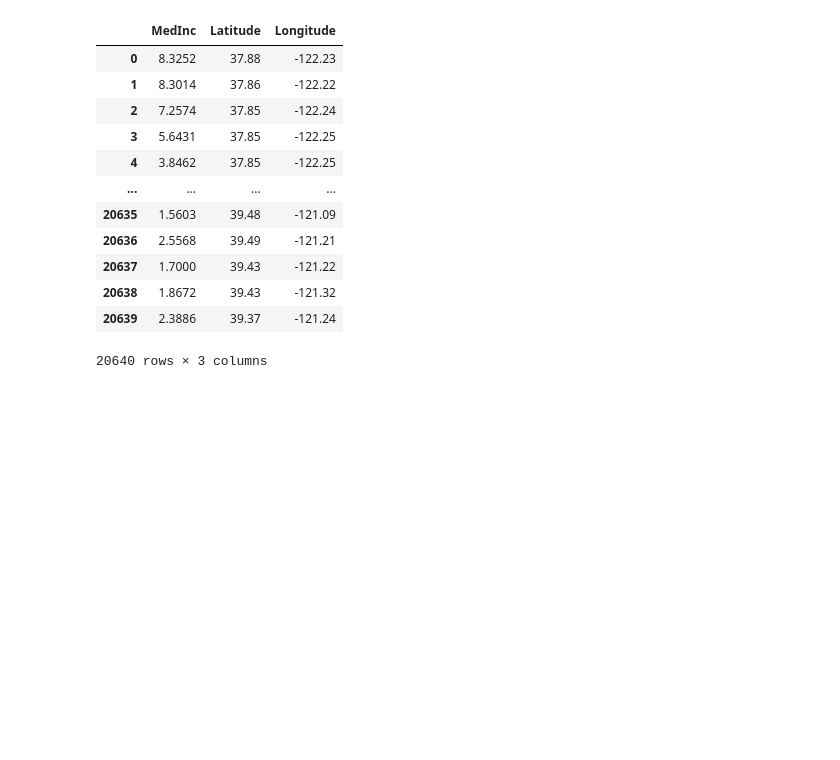
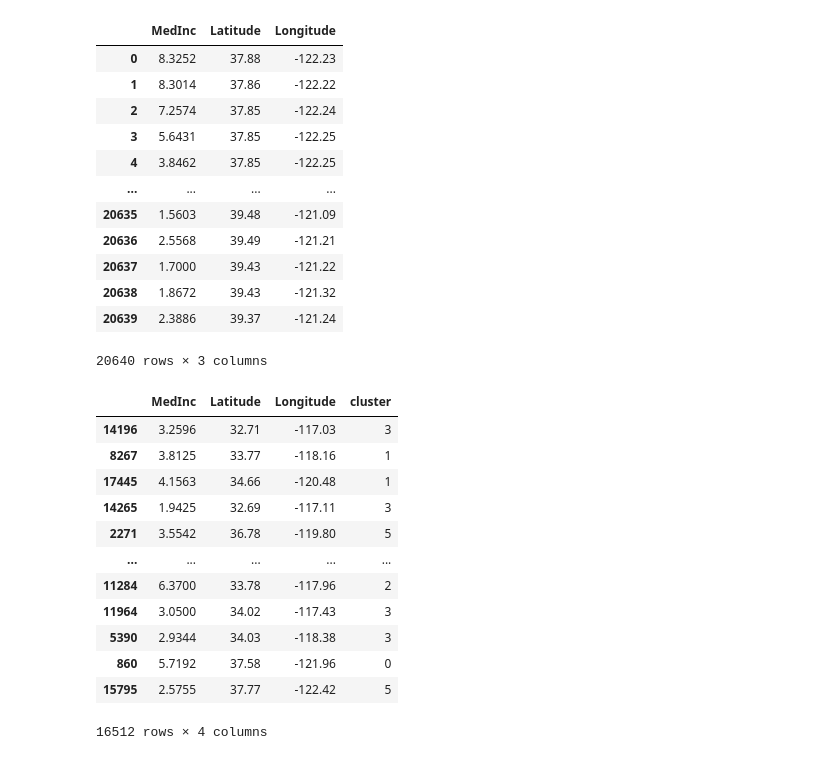
Before and after one commit to 4GeeksAcademy/k_means, a Jupyter notebook: src/explore.ipynb, the cells around one changed output. Saved outputs shown, nothing was run; the diff lists cells and outputs as text; code cells hidden in the pictures; blank space fills up the shorter version.

```diff
--- a/src/explore.ipynb
+++ b/src/explore.ipynb
@@ -39,0 +44,26 @@ from sklearn.model_selection import train_test_split
+# %%
+#implementar el modelo
+
+from sklearn.cluster import KMeans
+
+model = KMeans(n_clusters=6, random_state=42)
+
+#entrenando y predecir
+
+X_train['cluster'] = model.fit_predict(X_train)
+
+X_train
+# %% [output]
+|  | MedInc | Latitude | Longitude | cluster |
+| 14196 | 3.2596 | 32.71 | -117.03 | 3 |
+| 8267 | 3.8125 | 33.77 | -118.16 | 1 |
+| 17445 | 4.1563 | 34.66 | -120.48 | 1 |
+| 14265 | 1.9425 | 32.69 | -117.11 | 3 |
+| 2271 | 3.5542 | 36.78 | -119.80 | 5 |
+| ... | ... | ... | ... | ... |
+| 11284 | 6.3700 | 33.78 | -117.96 | 2 |
+| 11964 | 3.0500 | 34.02 | -117.43 | 3 |
+| 5390 | 2.9344 | 34.03 | -118.38 | 3 |
+| 860 | 5.7192 | 37.58 | -121.96 | 0 |
+| 15795 | 2.5755 | 37.77 | -122.42 | 5 |
+16512 rows × 4 columns
```
Also changed, not shown: parts of 6 cells of this notebook.
